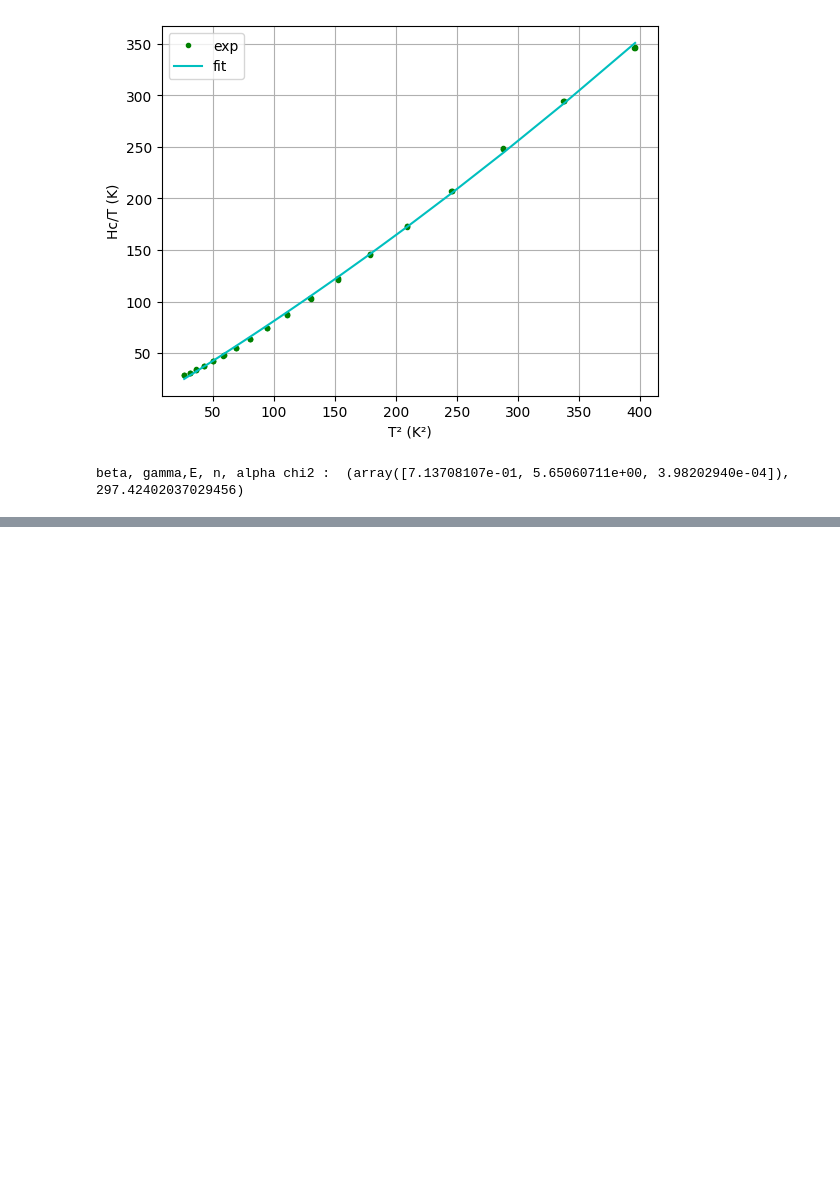
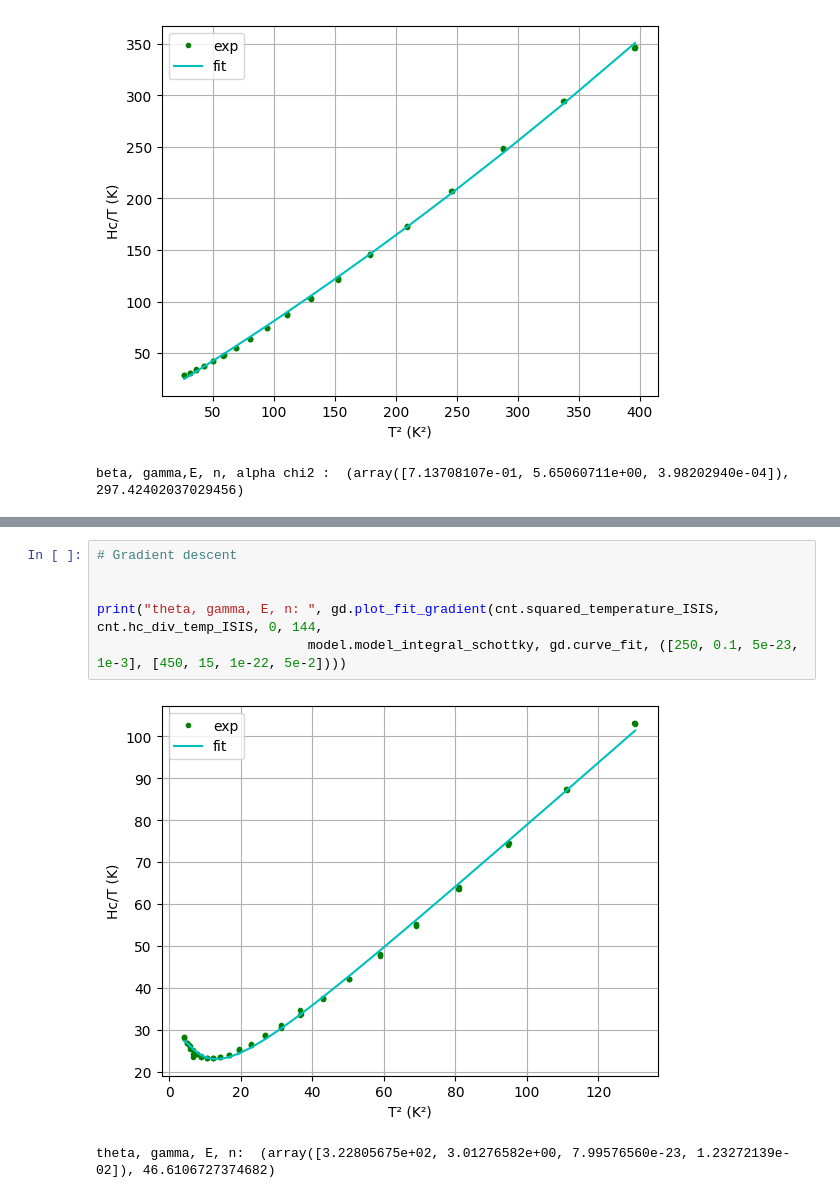
Before and after one commit to Gamal-on/YBCO, a Jupyter notebook: results_YBCO_ISIS.ipynb, the cells around one changed output, grey strips where cells are left out. Cells and saved outputs as stored; diff of their text form; blank space fills up the shorter version.

```diff
--- a/results_YBCO_ISIS.ipynb
+++ b/results_YBCO_ISIS.ipynb
@@ -124,0 +129,9 @@ beta, gamma,E, n, alpha chi2 :  (array([7.13708107e-01, 5.65060711e+00, 3.982029
+# %%
+# Gradient descent
+
+
+print("theta, gamma, E, n: ", gd.plot_fit_gradient(cnt.squared_temperature_ISIS, cnt.hc_div_temp_ISIS, 0, 144,
+                           model.model_integral_schottky, gd.curve_fit, ([250, 0.1, 5e-23, 1e-3], [450, 15, 1e-22, 5e-2])))
+# %% [output]
+[figure, added]
+theta, gamma, E, n:  (array([3.22805675e+02, 3.01276582e+00, 7.99576560e-23, 1.23272139e-02]), 46.6106727374682)
```
Also changed, not shown: parts of 8 cells of this notebook, 2 other files.
